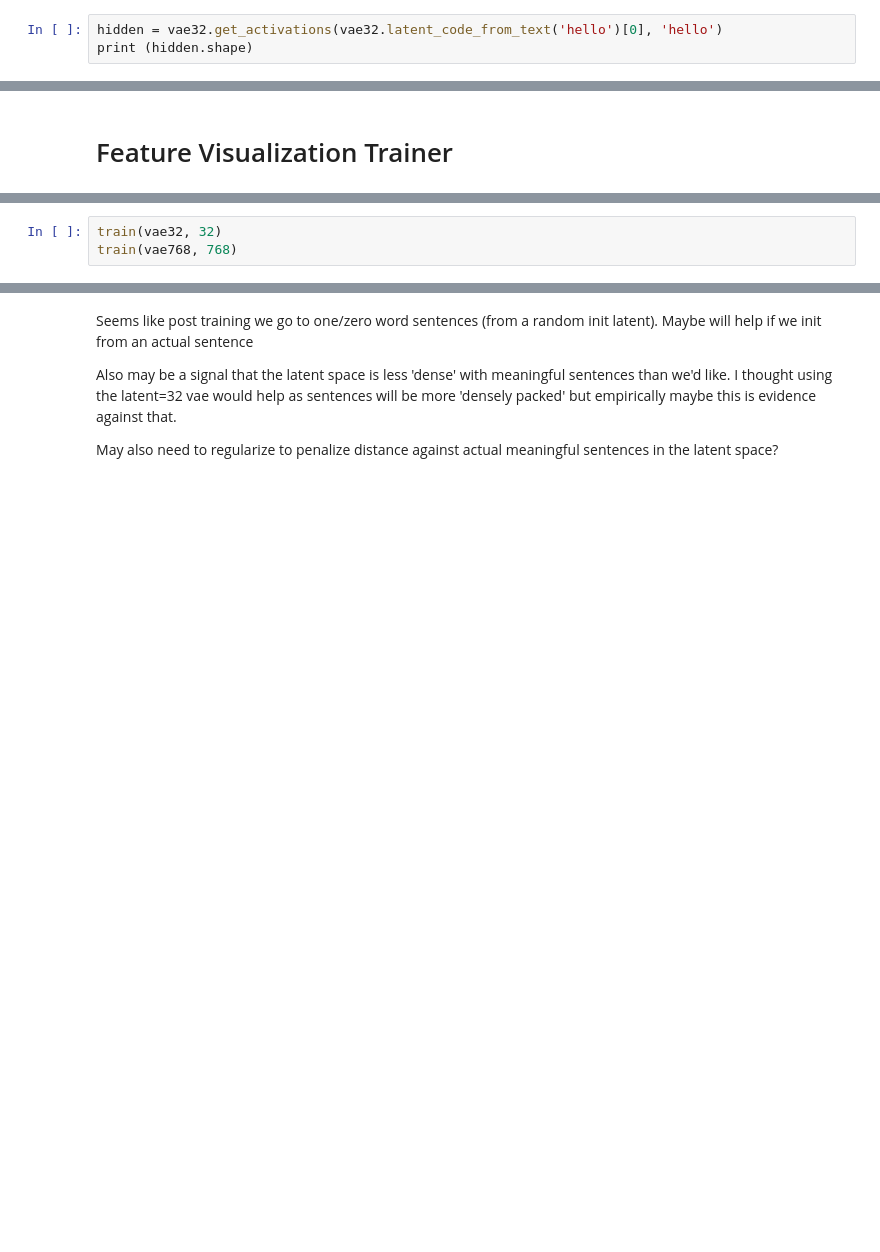
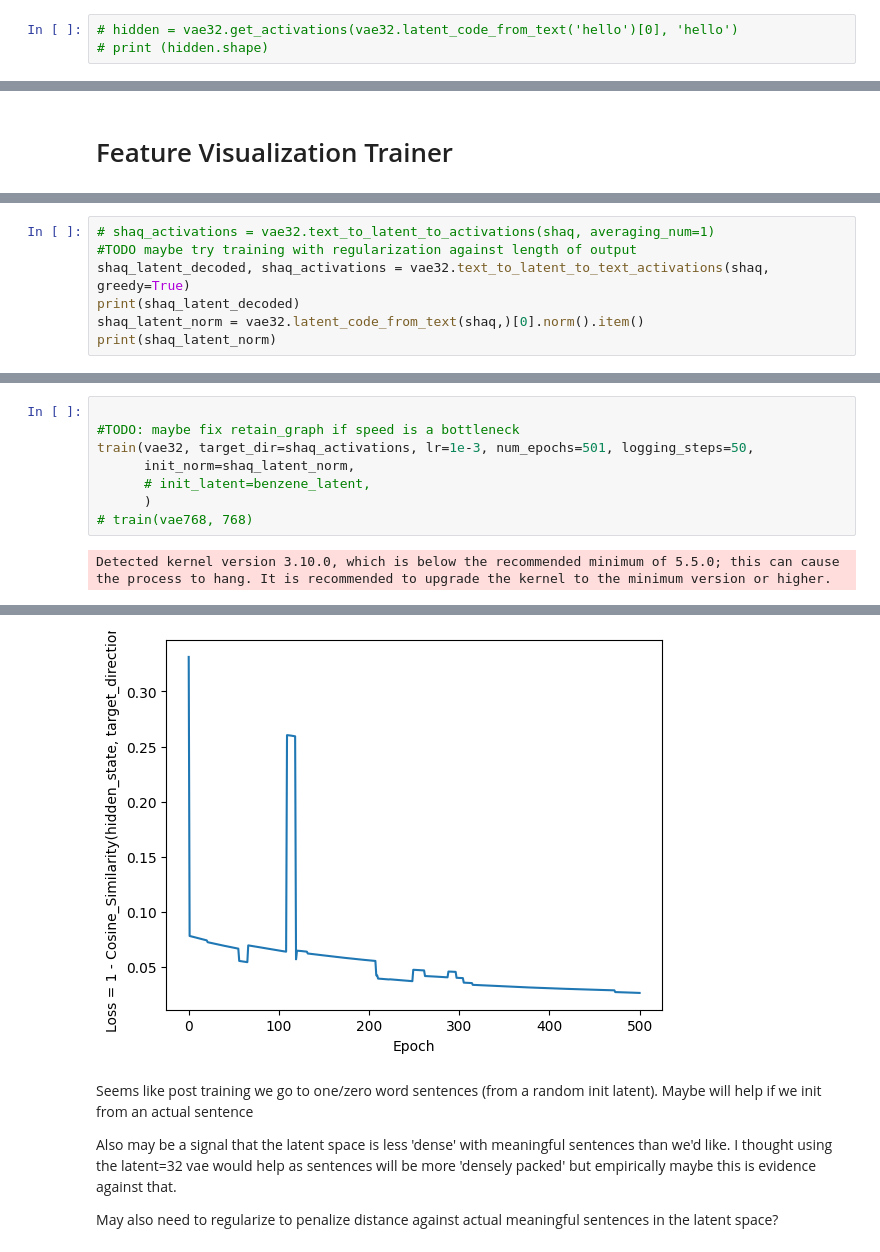
Before and after one commit to owen-yeung/GPT2-feature-visualization, a Jupyter notebook: visualization_demo.ipynb, the cells around one changed output, grey strips where cells are left out. Cells and saved outputs as stored; diff of their text form; blank space fills up the shorter version.

```diff
--- a/visualization_demo.ipynb
+++ b/visualization_demo.ipynb
@@ -57,3 +636,3 @@ We have added 3 tokens to GPT2
 # %%
-hidden = vae32.get_activations(vae32.latent_code_from_text('hello')[0], 'hello')
-print (hidden.shape)
+# hidden = vae32.get_activations(vae32.latent_code_from_text('hello')[0], 'hello')
+# print (hidden.shape)
@@ -296,3 +836,0 @@ def train(vae, latent_size, target_dir=None):
-# %%
-train(vae32, 32)
-train(vae768, 768)
@@ -311,0 +841,7 @@ Decoding 5: C
+# %%
+# shaq_activations = vae32.text_to_latent_to_activations(shaq, averaging_num=1)
+#TODO maybe try training with regularization against length of output
+shaq_latent_decoded, shaq_activations = vae32.text_to_latent_to_text_activations(shaq, greedy=True)
+print(shaq_latent_decoded)
+shaq_latent_norm = vae32.latent_code_from_text(shaq,)[0].norm().item()
+print(shaq_latent_norm)
@@ -311,0 +860,10 @@ Decoding 5: C
+# %%
+
+#TODO: maybe fix retain_graph if speed is a bottleneck
+train(vae32, target_dir=shaq_activations, lr=1e-3, num_epochs=501, logging_steps=50,
+      init_norm=shaq_latent_norm,
+      # init_latent=benzene_latent,
+      )
+# train(vae768, 768)
+# %% [output]
+Detected kernel version 3.10.0, which is below the recommended minimum of 5.5.0; this can cause the process to hang. It is recommended to upgrade the kernel to the minimum version or higher.
@@ -312,3 +887,4 @@ Decoding 5: C
+[figure, added]
 # %% [markdown]
 Seems like post training we go to one/zero word sentences (from a random init latent). Maybe will help if we init from an actual sentence
 
```
Also changed, not shown: parts of 40 cells of this notebook.
